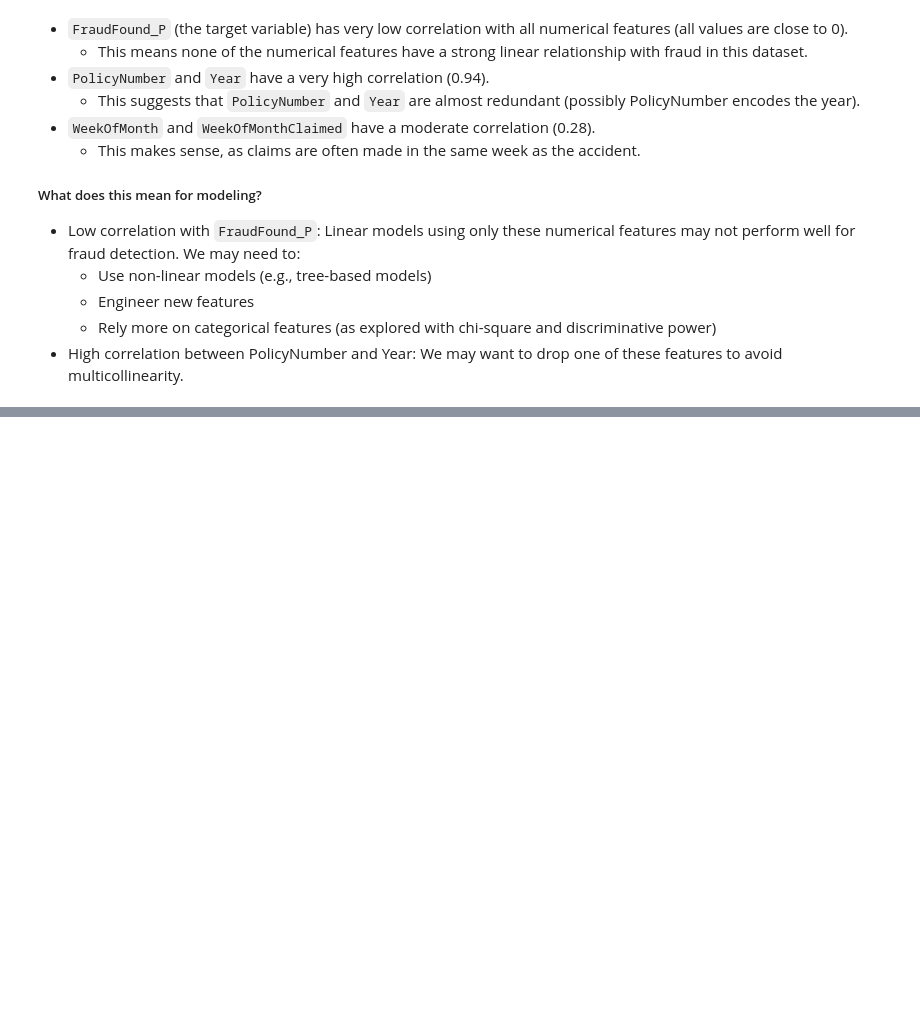
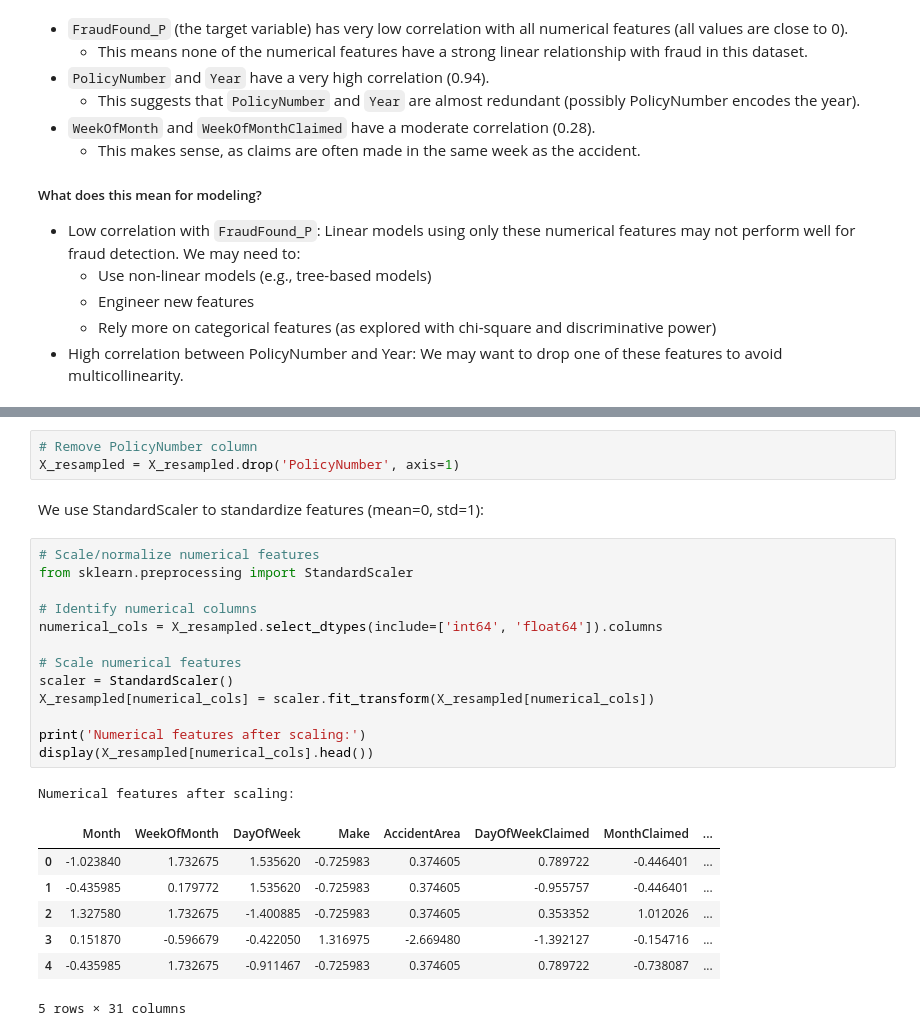
Before and after one commit to ghsaberr/claims-fraud-detection, a Jupyter notebook: claims-fraud-detection.ipynb, the cells around one changed output, grey strips where cells are left out. Saved outputs shown, nothing was run; the diff lists cells and outputs as text; blank space fills up the shorter version.

```diff
--- a/claims-fraud-detection.ipynb
+++ b/claims-fraud-detection.ipynb
@@ -455,0 +523,27 @@ Name: FraudFound_P, dtype: float64
+# %%
+# Remove PolicyNumber column
+X_resampled = X_resampled.drop('PolicyNumber', axis=1)
+# %% [markdown]
+We use StandardScaler to standardize features (mean=0, std=1):
+# %%
+# Scale/normalize numerical features
+from sklearn.preprocessing import StandardScaler
+
+# Identify numerical columns
+numerical_cols = X_resampled.select_dtypes(include=['int64', 'float64']).columns
+
+# Scale numerical features
+scaler = StandardScaler()
+X_resampled[numerical_cols] = scaler.fit_transform(X_resampled[numerical_cols])
+
+print('Numerical features after scaling:')
+display(X_resampled[numerical_cols].head())
+# %% [output]
+Numerical features after scaling:
+|  | Month | WeekOfMonth | DayOfWeek | Make | AccidentArea | DayOfWeekClaimed | MonthClaimed | ... |
+| 0 | -1.023840 | 1.732675 | 1.535620 | -0.725983 | 0.374605 | 0.789722 | -0.446401 | ... |
+| 1 | -0.435985 | 0.179772 | 1.535620 | -0.725983 | 0.374605 | -0.955757 | -0.446401 | ... |
+| 2 | 1.327580 | 1.732675 | -1.400885 | -0.725983 | 0.374605 | 0.353352 | 1.012026 | ... |
+| 3 | 0.151870 | -0.596679 | -0.422050 | 1.316975 | -2.669480 | -1.392127 | -0.154716 | ... |
+| 4 | -0.435985 | 1.732675 | -0.911467 | -0.725983 | 0.374605 | 0.789722 | -0.738087 | ... |
+5 rows × 31 columns
```
Also changed, not shown: parts of 6 cells of this notebook.
